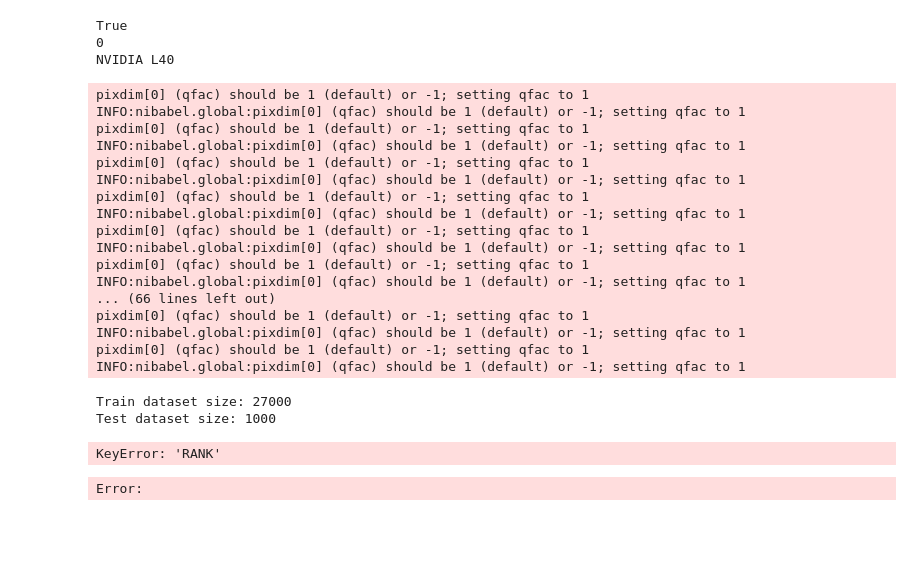
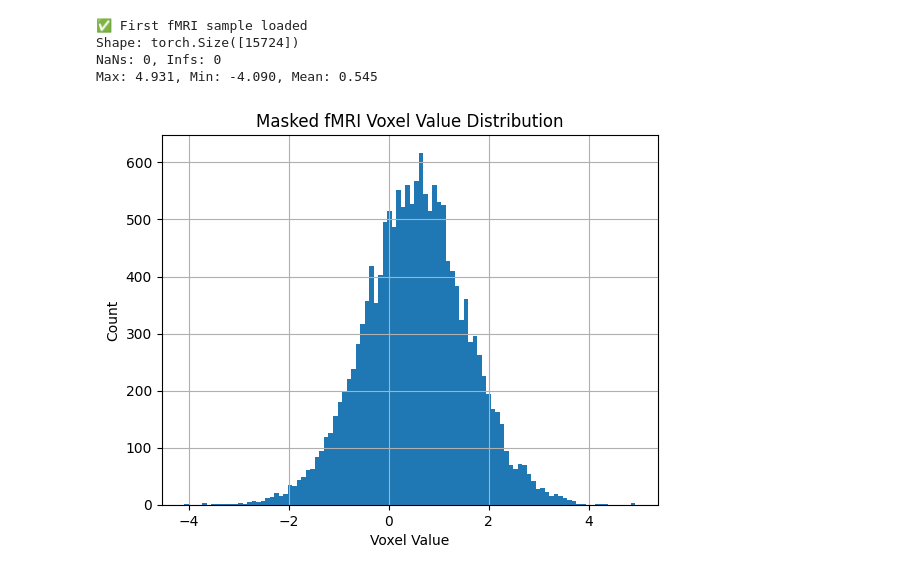
Before and after one commit to yw-kim-02/ConnecToMind, a Jupyter notebook: 5-mindeye_code/neural_decoding/test.ipynb, the cells around one changed output. Drawn from its saved outputs; the diff is of its cells as text; code cells hidden in the pictures; blank space fills up the shorter version.

```diff
--- a/5-mindeye_code/neural_decoding/test.ipynb
+++ b/5-mindeye_code/neural_decoding/test.ipynb
@@ -75,10 +16,0 @@ Image shape: torch.Size([4, 3, 425, 425])
-# %%
-import torch
-
-print(torch.cuda.is_available())  # True면 GPU 사용 가능
-print(torch.cuda.current_device())  # 현재 선택된 GPU 번호
-print(torch.cuda.get_device_name(torch.cuda.current_device()))  # GPU 이름
-# %% [output]
-True
-0
-NVIDIA L40
@@ -84,0 +43,42 @@ NVIDIA L40
+# %%
+# args 정의
+from args import parse_args
+from data import get_dataloader
+
+import torch
+import matplotlib.pyplot as plt
+
+# args 세팅
+args = parse_args()
+args.train = 1  # 혹시 train/test 플래그 필요하다면
+args.shuffle = False  # 마지막 배치 추출을 위해 필수
+
+# dataloader 불러오기
+train_loader = get_dataloader(args)
+
+# 첫 번째 배치 가져오기 (30, N_voxel)
+fmri_batch, image_batch = next(iter(train_loader))
+
+# 첫 번째 샘플 선택
+fmri_sample = fmri_batch[25]  # shape: (N_voxel,)
+image_sample = image_batch[25]  # shape: (3, 425, 425)
+
+# 정보 출력
+print(f"✅ First fMRI sample loaded")
+print(f"Shape: {fmri_sample.shape}")
+print(f"NaNs: {torch.isnan(fmri_sample).sum()}, Infs: {(fmri_sample == float('inf')).sum()}")
+print(f"Max: {fmri_sample.max():.3f}, Min: {fmri_sample.min():.3f}, Mean: {fmri_sample.mean():.3f}")
+
+# 히스토그램으로 값 분포 시각화
+plt.hist(fmri_sample.cpu().numpy(), bins=100)
+plt.title("Masked fMRI Voxel Value Distribution")
+plt.xlabel("Voxel Value")
+plt.ylabel("Count")
+plt.grid(True)
+plt.show()
+# %% [output]
+✅ First fMRI sample loaded
+Shape: torch.Size([15724])
+NaNs: 0, Infs: 0
+Max: 4.931, Min: -4.090, Mean: 0.545
+[figure, added]
@@ -93,30 +119,3 @@ test_dataset = sub1_test_dataset(args)
 
 print(f"Train dataset size: {len(train_dataset)}")
 print(f"Test dataset size: {len(test_dataset)}")
-# %% [output]
-pixdim[0] (qfac) should be 1 (default) or -1; setting qfac to 1
-INFO:nibabel.global:pixdim[0] (qfac) should be 1 (default) or -1; setting qfac to 1
-pixdim[0] (qfac) should be 1 (default) or -1; setting qfac to 1
-INFO:nibabel.global:pixdim[0] (qfac) should be 1 (default) or -1; setting qfac to 1
-pixdim[0] (qfac) should be 1 (default) or -1; setting qfac to 1
-INFO:nibabel.global:pixdim[0] (qfac) should be 1 (default) or -1; setting qfac to 1
-pixdim[0] (qfac) should be 1 (default) or -1; setting qfac to 1
-INFO:nibabel.global:pixdim[0] (qfac) should be 1 (default) or -1; setting qfac to 1
-pixdim[0] (qfac) should be 1 (default) or -1; setting qfac to 1
-INFO:nibabel.global:pixdim[0] (qfac) should be 1 (default) or -1; setting qfac to 1
-pixdim[0] (qfac) should be 1 (default) or -1; setting qfac to 1
-INFO:nibabel.global:pixdim[0] (qfac) should be 1 (default) or -1; setting qfac to 1
-... (66 lines left out)
-pixdim[0] (qfac) should be 1 (default) or -1; setting qfac to 1
-INFO:nibabel.global:pixdim[0] (qfac) should be 1 (default) or -1; setting qfac to 1
-pixdim[0] (qfac) should be 1 (default) or -1; setting qfac to 1
-INFO:nibabel.global:pixdim[0] (qfac) should be 1 (default) or -1; setting qfac to 1
-Train dataset size: 27000
-Test dataset size: 1000
-# %%
-import os
-rank=int(os.environ["RANK"])
-rank
-# %% [output]
-KeyError: 'RANK'
-Error:
```
Also changed, not shown: parts of 5 cells of this notebook, 17 other files.
